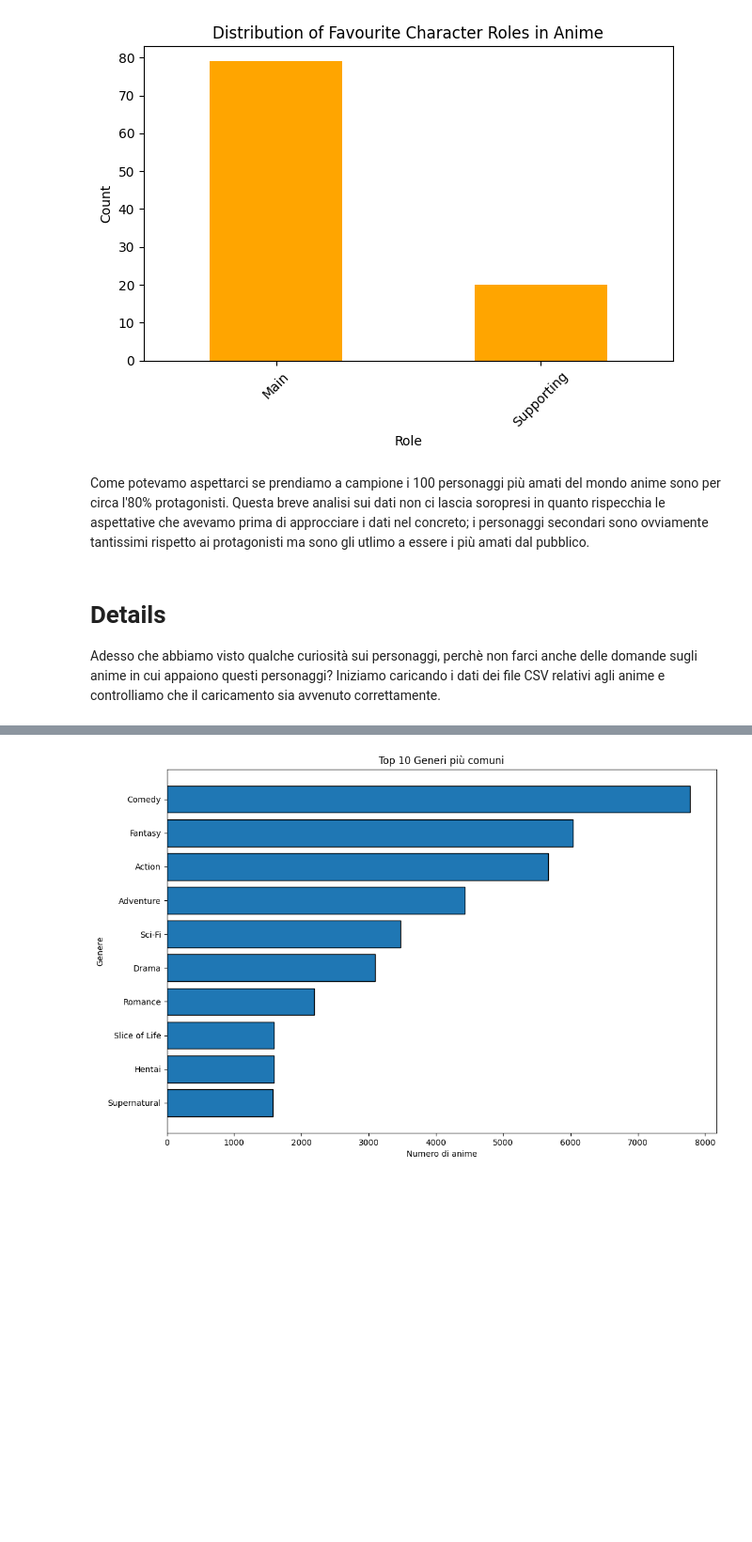
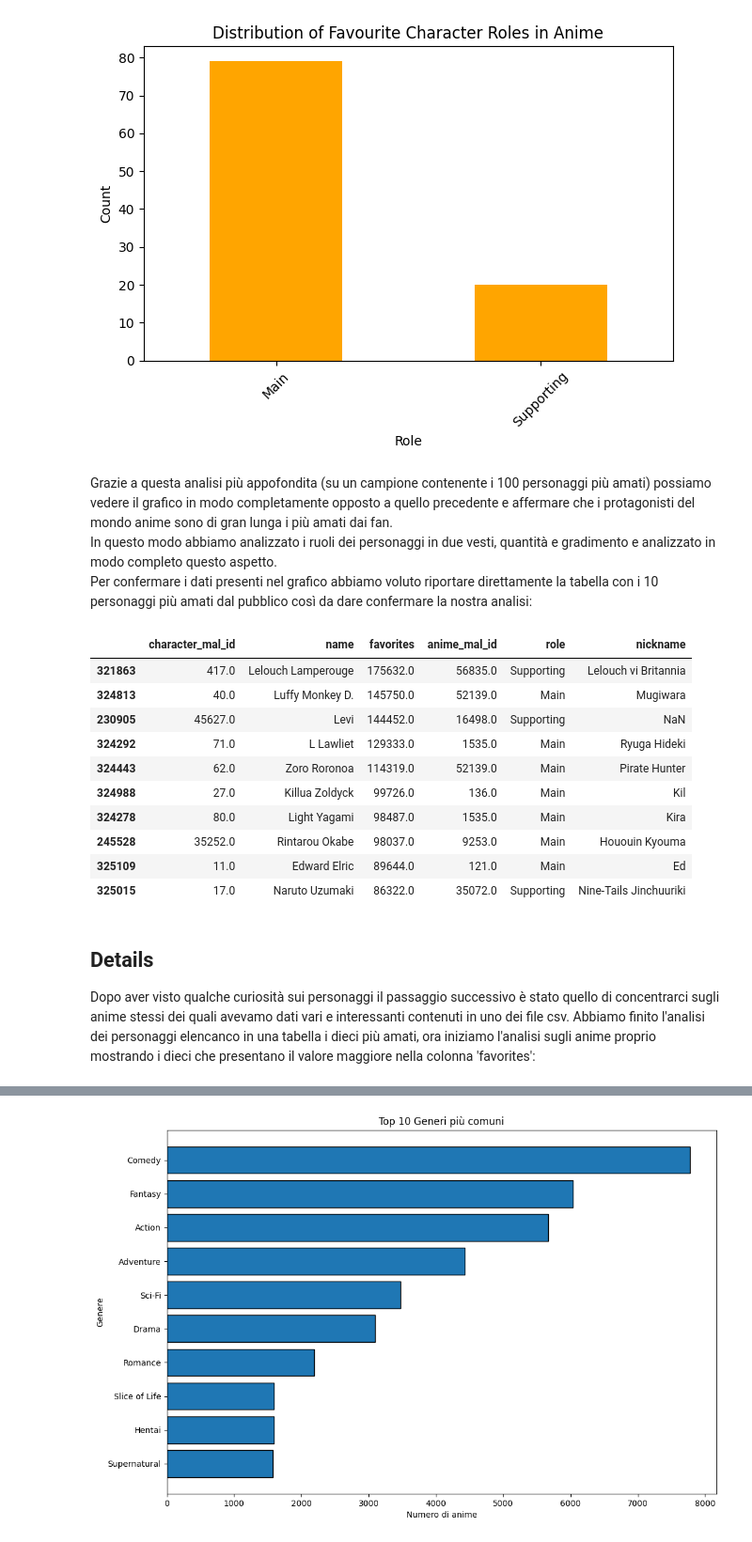
Before and after one commit to LeonardoFerraud/HCI---progetto-finale-Ferraud-Russo-2, a Jupyter notebook: Assigment25-26.ipynb, the cells around one changed output, grey strips where cells are left out. Shown at 94% size. Cells and saved outputs as stored; diff of their text form; code cells hidden in the pictures; blank space fills up the shorter version.

```diff
--- a/Assigment25-26.ipynb
+++ b/Assigment25-26.ipynb
@@ -90,9 +95,25 @@ plt.show()
 # %% [output]
 [figure]
 # %% [markdown]
-Come potevamo aspettarci se prendiamo a campione i 100 personaggi più amati del mondo anime sono per circa l'80% protagonisti.
-Questa breve analisi sui dati non ci lascia soropresi in quanto rispecchia le aspettative che avevamo prima di approcciare i dati nel concreto; i personaggi secondari sono ovviamente tantissimi rispetto ai protagonisti ma sono gli utlimo a essere i più amati dal pubblico.
+Grazie a questa analisi più appofondita (su un campione contenente i 100 personaggi più amati) possiamo vedere il grafico in modo completamente opposto a quello precedente e affermare che i protagonisti del mondo anime sono di gran lunga i più amati dai fan.
+In questo modo abbiamo analizzato i ruoli dei personaggi in due vesti, quantità e gradimento e analizzato in modo completo questo aspetto.
+Per confermare i dati presenti nel grafico abbiamo voluto riportare direttamente la tabella con i 10 personaggi più amati dal pubblico così da dare confermare la nostra analisi:
+# %%
+top10 = character_df.nlargest(10, 'favorites')
+top10
+# %% [output]
+|  | character_mal_id | name | favorites | anime_mal_id | role | nickname |
+| 321863 | 417.0 | Lelouch Lamperouge | 175632.0 | 56835.0 | Supporting | Lelouch vi Britannia |
+| 324813 | 40.0 | Luffy Monkey D. | 145750.0 | 52139.0 | Main | Mugiwara |
+| 230905 | 45627.0 | Levi | 144452.0 | 16498.0 | Supporting | NaN |
+| 324292 | 71.0 | L Lawliet | 129333.0 | 1535.0 | Main | Ryuga Hideki |
+| 324443 | 62.0 | Zoro Roronoa | 114319.0 | 52139.0 | Main | Pirate Hunter |
+| 324988 | 27.0 | Killua Zoldyck | 99726.0 | 136.0 | Main | Kil |
+| 324278 | 80.0 | Light Yagami | 98487.0 | 1535.0 | Main | Kira |
+| 245528 | 35252.0 | Rintarou Okabe | 98037.0 | 9253.0 | Main | Hououin Kyouma |
+| 325109 | 11.0 | Edward Elric | 89644.0 | 121.0 | Main | Ed |
+| 325015 | 17.0 | Naruto Uzumaki | 86322.0 | 35072.0 | Supporting | Nine-Tails Jinchuuriki |
 # %% [markdown]
-# Details
-Adesso che abbiamo visto qualche curiosità sui personaggi, perchè non farci anche delle domande sugli anime in cui appaiono questi personaggi?
-Iniziamo caricando i dati dei file CSV relativi agli anime e controlliamo che il caricamento sia avvenuto correttamente.
+## Details
+Dopo aver visto qualche curiosità sui personaggi il passaggio successivo è stato quello di concentrarci sugli anime stessi dei quali avevamo dati vari e interessanti contenuti in uno dei file csv.
+Abbiamo finito l'analisi dei personaggi elencanco in una tabella i dieci più amati, ora iniziamo l'analisi sugli anime proprio mostrando i dieci che presentano il valore maggiore nella colonna 'favorites':
```
Also changed, not shown: parts of 17 cells of this notebook.
